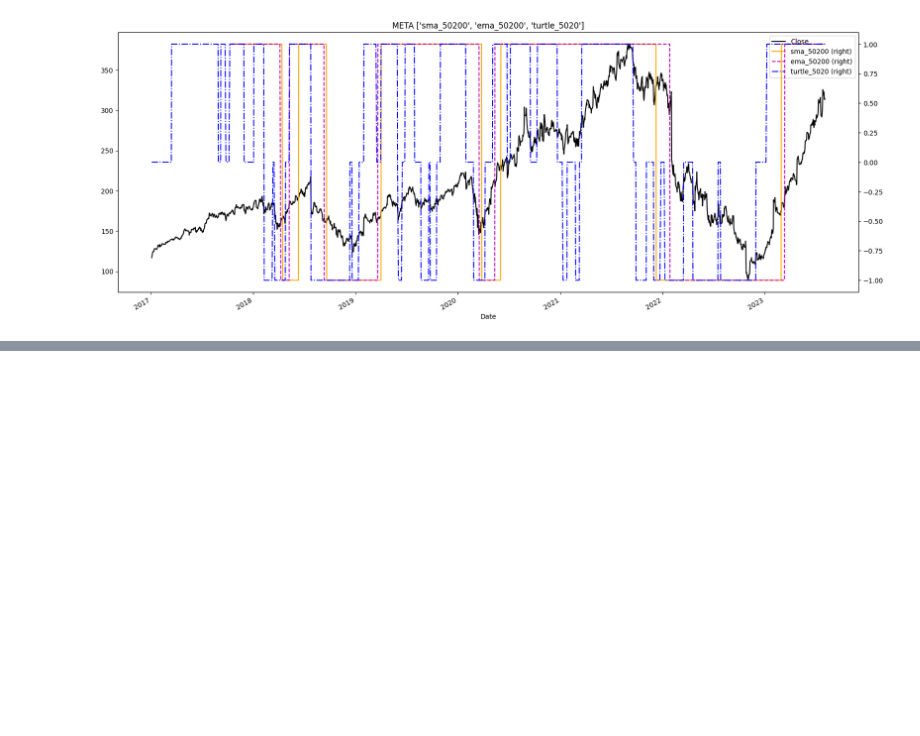
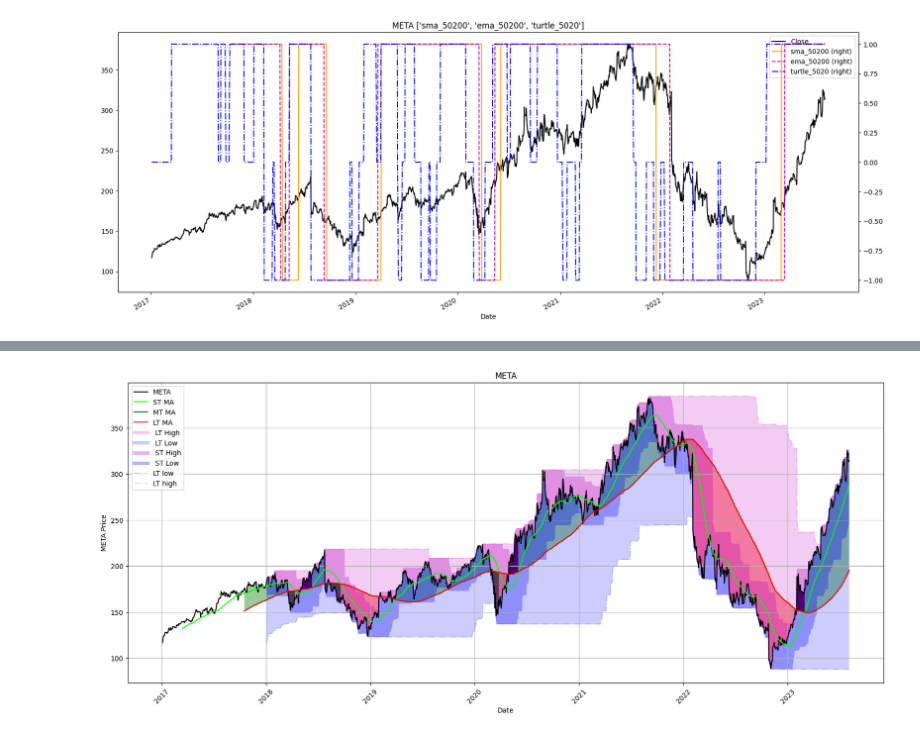
Before and after one commit to charliehou1920/Trading_Strategies, a Jupyter notebook: Algo Trading Book/Chapter 5_Regime Definition.ipynb, the cells around one changed output, grey strips where cells are left out. Saved outputs shown, nothing was run; the diff lists cells and outputs as text; code cells hidden in the pictures; blank space fills up the shorter version.

```diff
--- a/Algo Trading Book/Chapter 5_Regime Definition.ipynb
+++ b/Algo Trading Book/Chapter 5_Regime Definition.ipynb
@@ -299,0 +329,15 @@ df[['Close','sma_' + str(st) + str(lt), 'ema_' + str(st) + str(lt),'turtle_'+ st
+# %%
+# CHAPTER 5: Regime Definition
+# Combine Turtle Stategy
+_o,_h,_l,_c = lower_upper_OHLC(df,relative = False)
+
+mav = [50, 200, 200]
+ma_st,ma_mt,ma_lt = [df[_c].rolling(mav[t]).mean() for t in range(len(mav))]
+
+bo = [50, 252]
+st_lo,lt_lo = [df[_l].rolling(bo[t]).min() for t in range(len(bo))]
+st_hi,lt_hi = [df[_h].rolling(bo[t]).max() for t in range(len(bo))]
+
+graph_regime_combo(ticker,df,_c,rg,lo,hi,slo,shi,clg,flr,rg_ch,ma_st,ma_mt,ma_lt,lt_lo,lt_hi,st_lo,st_hi)
+# %% [output]
+[figure, added]
```
Also changed, not shown: parts of 2 cells of this notebook.
